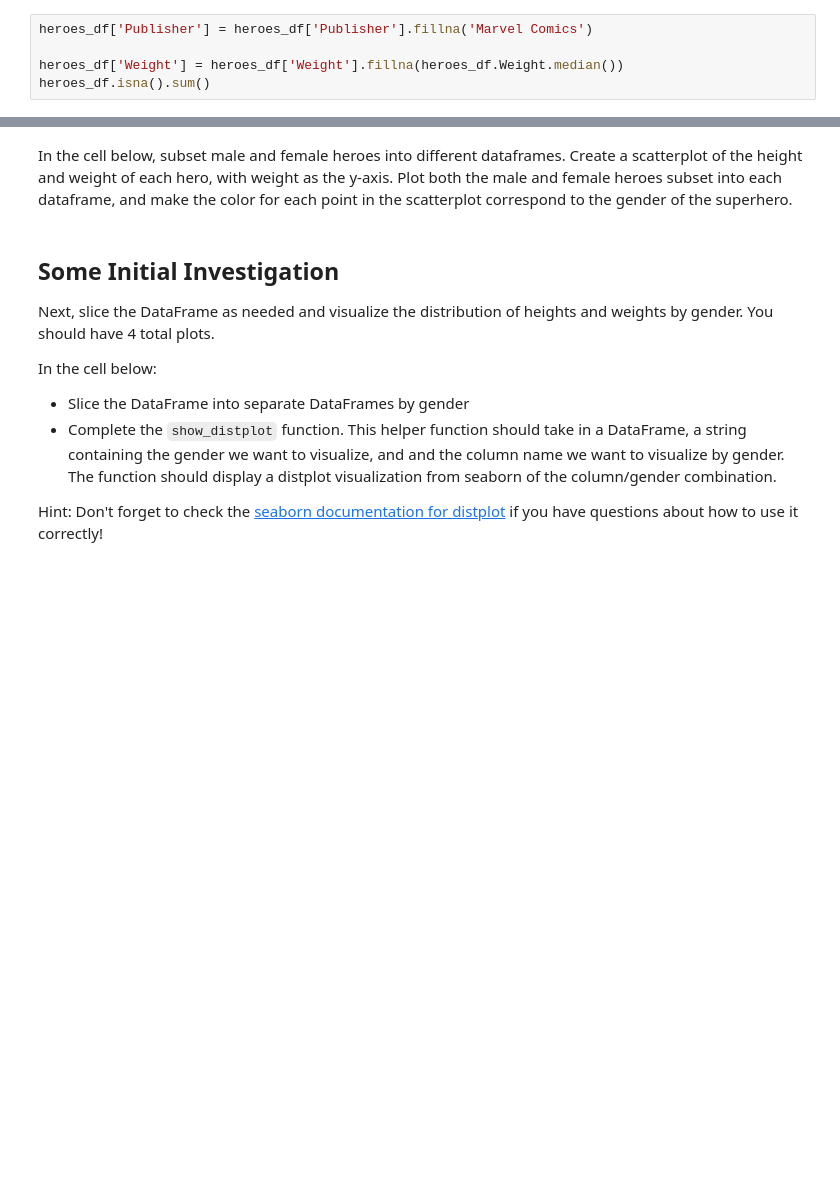
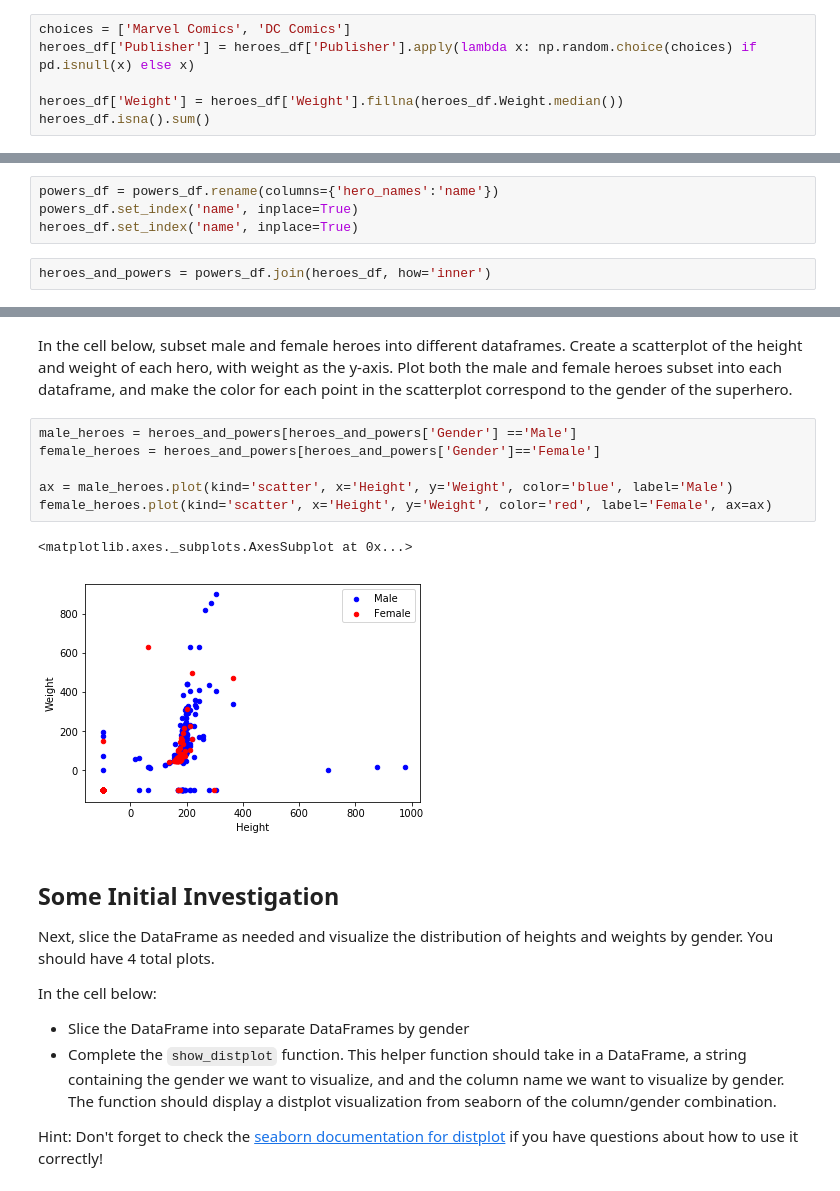
Before and after one commit to akelly66/Flatiron-School, a Jupyter notebook: Mod01/Section04/dsc-1-04-13-project-data-cleaning-online-ds-pt-041519/index.ipynb, the cells around one changed output, grey strips where cells are left out. Saved outputs shown, nothing was run; the diff lists cells and outputs as text; blank space fills up the shorter version.

```diff
--- a/Mod01/Section04/dsc-1-04-13-project-data-cleaning-online-ds-pt-041519/index.ipynb
+++ b/Mod01/Section04/dsc-1-04-13-project-data-cleaning-online-ds-pt-041519/index.ipynb
@@ -124,7 +127,8 @@ heroes_df.drop('Skin color', axis=1).head()
 | 3 | Abomination | Male | green | Human / Radiation | No Hair | 203.0 | Marvel Comics | bad | 441.0 |
 | 4 | Abraxas | Male | blue | Cosmic Entity | Black | -99.0 | Marvel Comics | bad | -99.0 |
 # %%
-heroes_df['Publisher'] = heroes_df['Publisher'].fillna('Marvel Comics')
+choices = ['Marvel Comics', 'DC Comics']
+heroes_df['Publisher'] = heroes_df['Publisher'].apply(lambda x: np.random.choice(choices) if pd.isnull(x) else x)
 
 heroes_df['Weight'] = heroes_df['Weight'].fillna(heroes_df.Weight.median())
 heroes_df.isna().sum()
@@ -167,3 +170,9 @@ Name: Eye color, dtype: int64
 In the cell below, join the two DataFrames.  Think about which sort of join you should use, as well as which columns you should join on.  Rename columns and manipulate as needed.
 
 **_HINT:_** If the join throws an error message, consider settin the the column you want to join on as the index for each DataFrame.
+# %%
+powers_df = powers_df.rename(columns={'hero_names':'name'})
+powers_df.set_index('name', inplace=True)
+heroes_df.set_index('name', inplace=True)
+# %%
+heroes_and_powers = powers_df.join(heroes_df, how='inner')
@@ -170,5 +196,14 @@ In the cell below, join the two DataFrames.  Think about which sort of join you
 # %% [markdown]
 In the cell below, subset male and female heroes into different dataframes.  Create a scatterplot of the height and weight of each hero, with weight as the y-axis.  Plot both the male and female heroes subset into each dataframe, and make the color for each point in the scatterplot correspond to the gender of the superhero.
+# %%
+male_heroes = heroes_and_powers[heroes_and_powers['Gender'] =='Male']
+female_heroes = heroes_and_powers[heroes_and_powers['Gender']=='Female']
+
+ax = male_heroes.plot(kind='scatter', x='Height', y='Weight', color='blue', label='Male')
+female_heroes.plot(kind='scatter', x='Height', y='Weight', color='red', label='Female', ax=ax)
+# %% [output]
+<matplotlib.axes._subplots.AxesSubplot at 0x...>
+[figure, added]
 # %% [markdown]
 ## Some Initial Investigation
 
```
Also changed, not shown: parts of 27 cells of this notebook.
